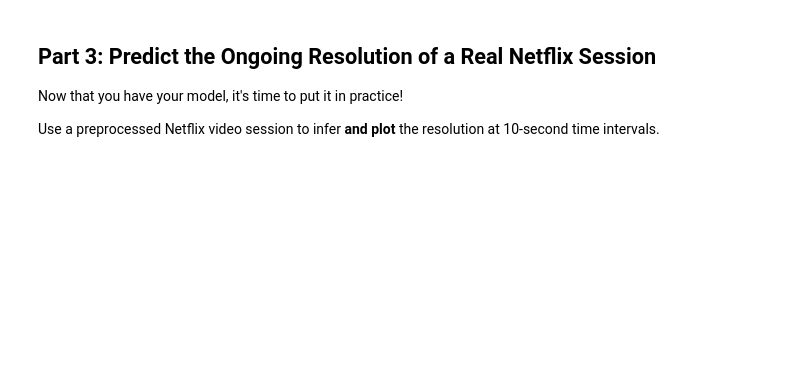
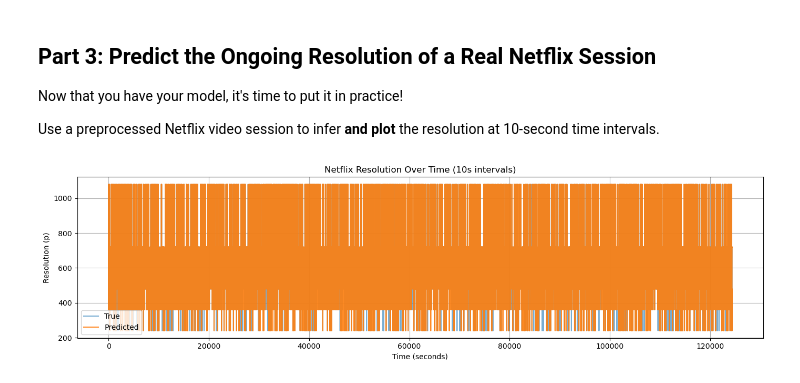
Before and after one commit to noise-course/video-quality-of-experience-chrislowzhengxi, a Jupyter notebook: 1-Video-Quality-Inference.ipynb, the cells around one changed output. Saved outputs shown, nothing was run; the diff lists cells and outputs as text; code cells hidden in the pictures; blank space fills up the shorter version.

Commit message:
Assignment 1 Complete

```diff
--- a/1-Video-Quality-Inference.ipynb
+++ b/1-Video-Quality-Inference.ipynb
@@ -265,3 +679,29 @@ Evaluate your model accuracy according to the following metrics:
 Now that you have your model, it's time to put it in practice!
 
 Use a preprocessed Netflix video session to infer **and plot** the resolution at 10-second time intervals.
+# %%
+import joblib, pandas as pd, numpy as np
+
+model  = joblib.load("best_hgb.joblib")
+X_test = pd.read_pickle("X_test_part2.pkl")
+y_test = pd.read_pickle("y_test_part2.pkl")
+# %%
+y_pred = model.predict(X_test)
+
+# Each row = one 10s window per the assignment
+t = np.arange(len(y_pred)) * 10
+# %%
+import matplotlib.pyplot as plt
+
+plt.figure(figsize=(14,4))
+plt.step(t, y_test, where="post", label="True", alpha=0.6)
+plt.step(t, y_pred, where="post", label="Predicted", alpha=0.9)
+plt.xlabel("Time (seconds)")
+plt.ylabel("Resolution (p)")
+plt.title("Netflix Resolution Over Time (10s intervals)")
+plt.grid(True)
+plt.legend()
+plt.tight_layout()
+plt.show()
+# %% [output]
+[figure, added]
```
Also changed, not shown: parts of 25 cells of this notebook, 1 other file.
